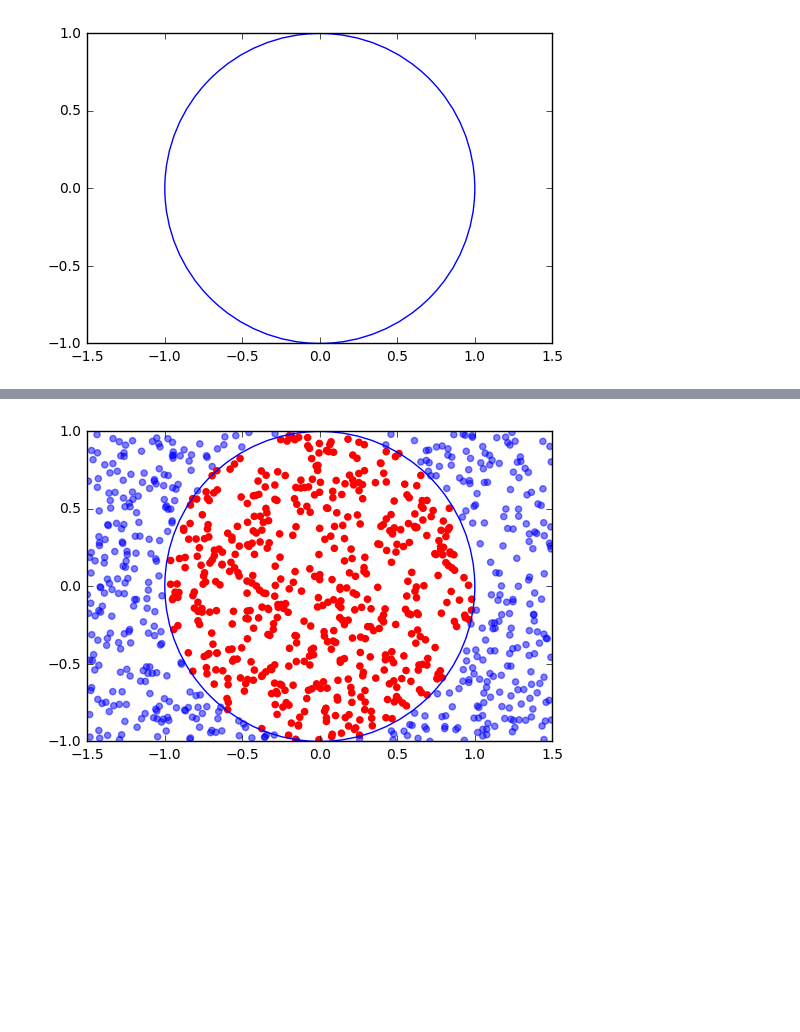
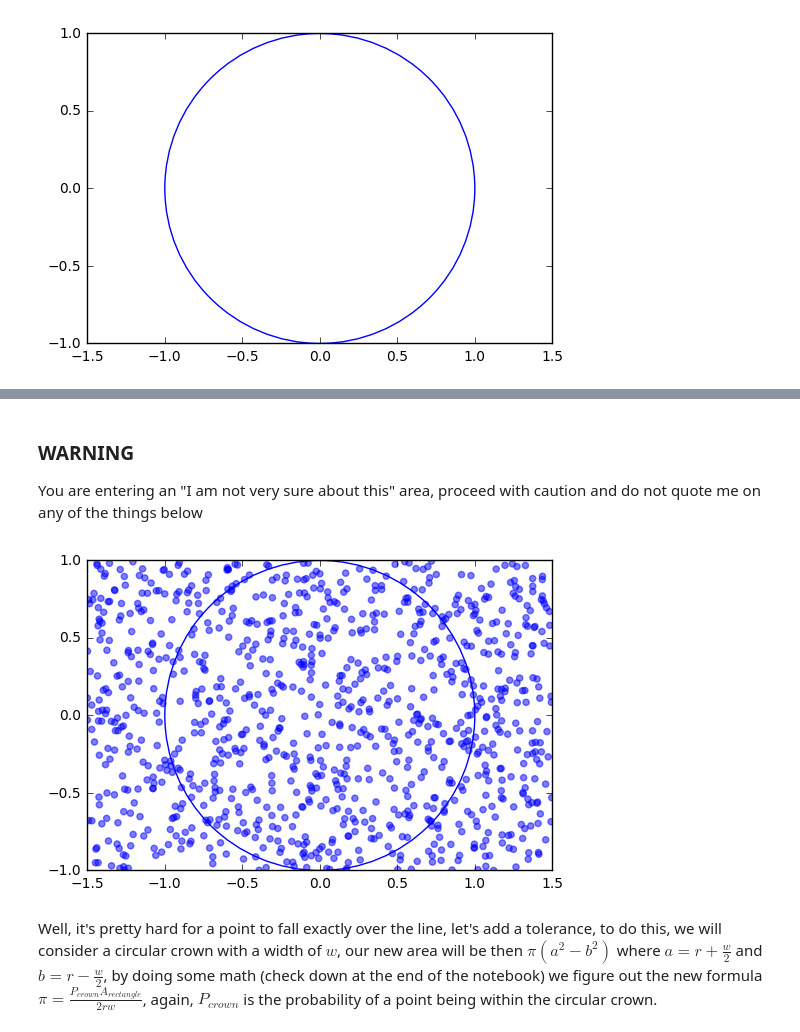
Before and after one commit to victorgcapone/datascience, a Jupyter notebook: Monte Carlos Experiments/Monte Carlo Demonstration.ipynb, the cells around one changed output, grey strips where cells are left out. Saved outputs shown, nothing was run; the diff lists cells and outputs as text; code cells hidden in the pictures; blank space fills up the shorter version.

```diff
--- a/Monte Carlos Experiments/Monte Carlo Demonstration.ipynb
+++ b/Monte Carlos Experiments/Monte Carlo Demonstration.ipynb
@@ -4,3 +4,14 @@ from math import *
 import matplotlib.pyplot as plt
 %matplotlib inline
+# %%
+def plot_circle(points=False, color_func=lambda x,y:(1,0,0) if (x**2+y**2)**(1/2) <=1 else (0,0,1,0.5)):
+    circle  = plt.Circle((0,0), 1, fill=False, color="blue")
+    fig, ax = plt.subplots()
+    ax.add_artist(circle)
+    plt.xlim(-1.5, 1.5)
+    plt.ylim(-1, 1)
+    if points:
+        colors = [color_func(x,y) for x,y in points]
+        plt.scatter(*zip(*points_list), color=colors)
+    plt.show()
 # %% [markdown]
@@ -25,7 +31,7 @@ def monte_carlo_pi(points, return_points=False):
     point_list = []
     for i in range(points):
         x,y = (random.uniform(-1.5,1.5), random.uniform(-1,1))
-        if sqrt(x**2+y**2) <= 1:
+        if (x**2+y**2)**(1/2) <= 1:
             inside += 1
         if return_points:
             point_list.append((x,y))
@@ -37,13 +71,27 @@ def monte_carlo_pi(points, return_points=False):
+# %% [markdown]
+### WARNING
+You are entering an "I am not very sure about this" area, proceed with caution and do not quote me on any of the things below
+# %%
+#Let's define a function for approximating pi with a given number of points using the circumference
+def monte_carlo_pi_circ(points, return_points=False):
+    inside = 0
+    point_list = []
+    for i in range(points):
+        x,y = (random.uniform(-1.5,1.5), random.uniform(-1,1))
+        if (x**2+y**2)**(1/2) == 1:
+            inside += 1
+        if return_points:
+            point_list.append((x,y))
+    #The area of our rectangle is 6, since it goes from -1.5 to 1.5 and -1 to 1
+    #But we need to divide by 2 times the radius which is 1
+    pi = (inside/points) * 3
+    if not return_points:
+        return pi
+    return (pi, point_list)
 # %%
-pi, points_list = monte_carlo_pi(1000,return_points=True)
-circle  = plt.Circle((0,0), 1, fill=False, color="blue")
-fig, ax = plt.subplots()
-ax.add_artist(circle)
-plt.xlim(-1.5, 1.5)
-plt.ylim(-1, 1)
-color=lambda x,y:(1,0,0) if sqrt(x**2+y**2) <=1 else (0,0,1,0.5)
-colors = [color(x,y) for x,y in points_list]
-plt.scatter(*zip(*points_list), color=colors)
-plt.show()
+pi, points_list = monte_carlo_pi_circ(1000,return_points=True)
+plot_circle(points_list, color_func=lambda x,y:(1,0,0) if (x**2+y**2)**(1/2) ==1 else (0,0,1,0.5))
 # %% [output]
-[figure, old version]
+[figure, new version]
+# %% [markdown]
+Well, it's pretty hard for a point to fall exactly over the line, let's add a tolerance, to do this, we will consider a circular crown with a width of $w$, our new area will be then $\pi(a^2 - b^2)$ where $a = r+\frac{w}{2}$ and $b = r-\frac{w}{2}$, by doing some math (check down at the end of the notebook) we figure out the new formula $\pi = \frac{P_{crown}A_{rectangle}}{2rw}$, again, $P_{crown}$ is the probability of a point being within the circular crown.
```
Also changed, not shown: parts of 12 cells of this notebook.
